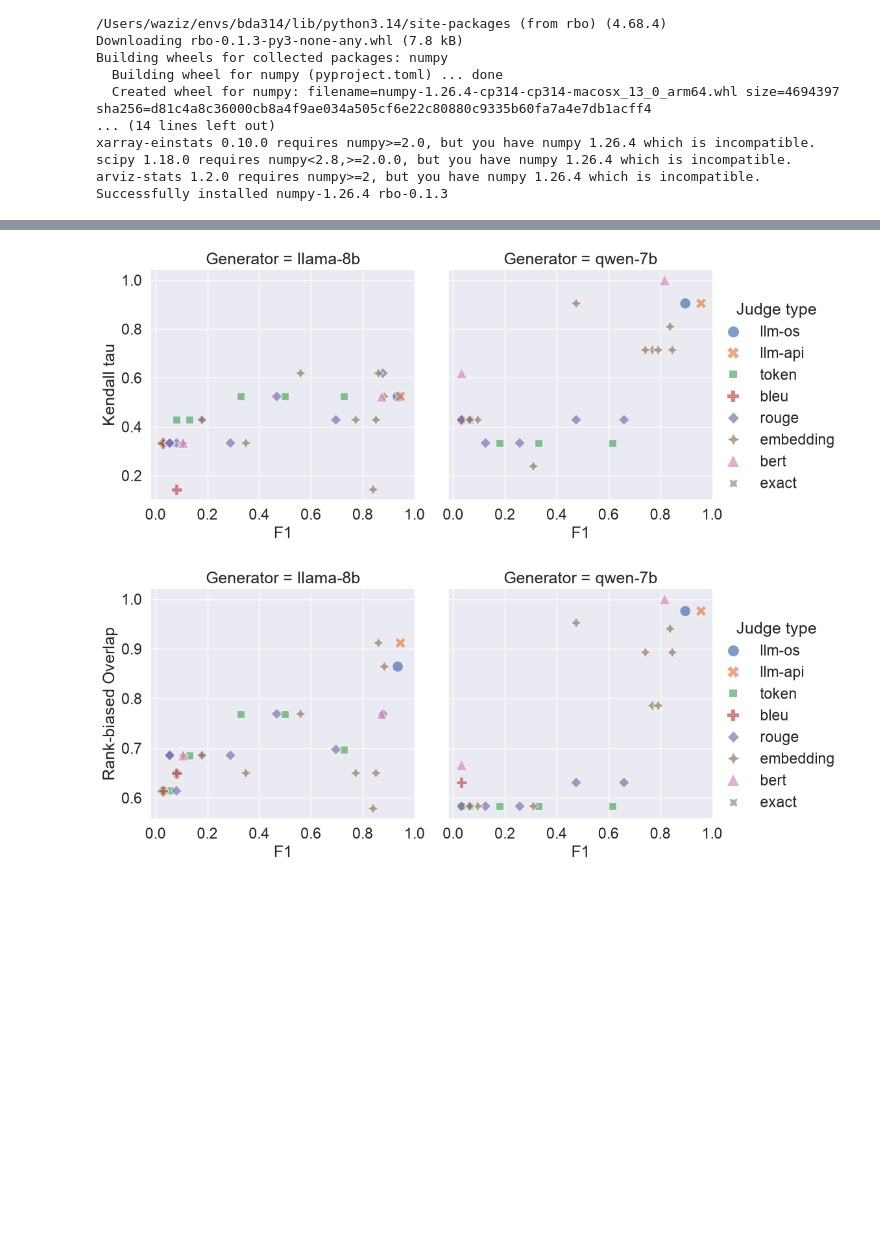
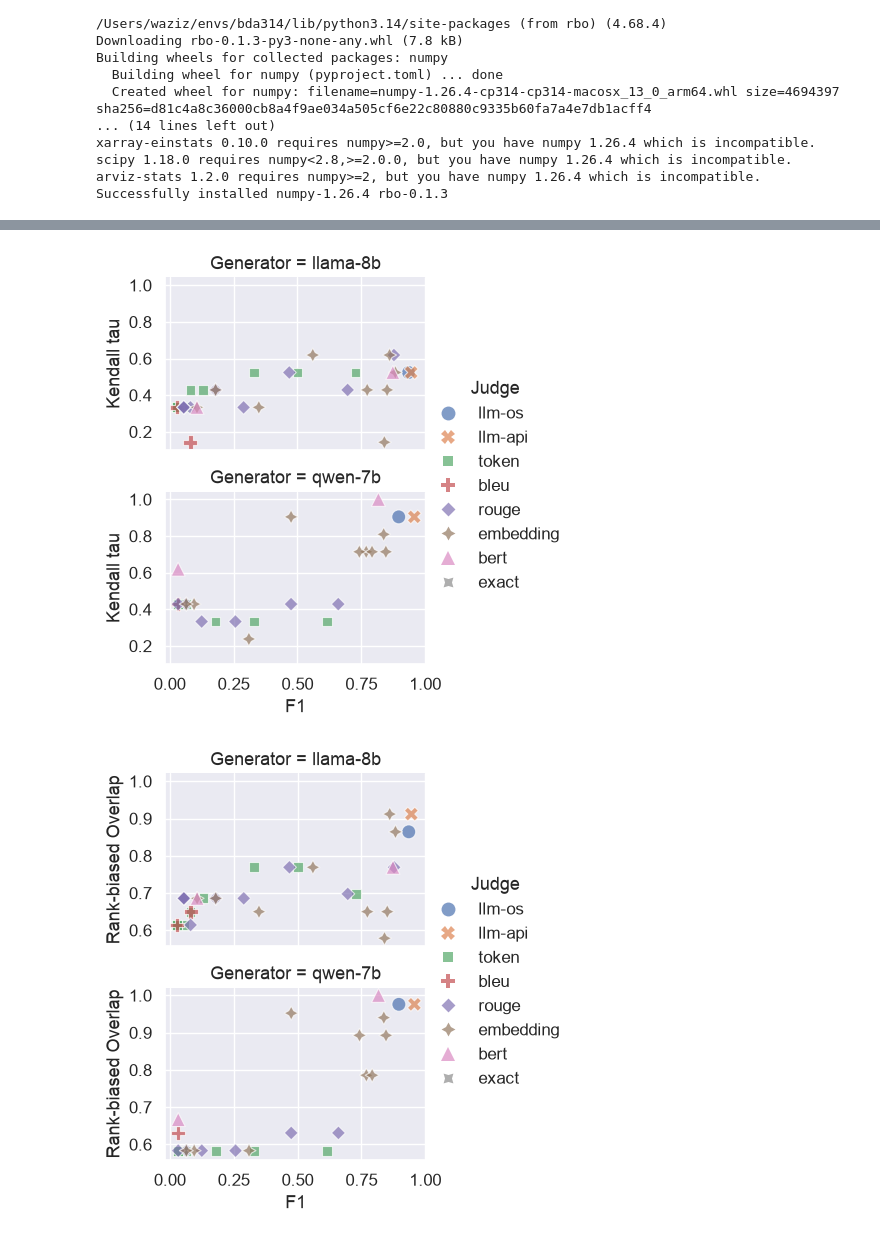
Before and after one commit to probabll/buqeval, a Jupyter notebook: NLG-vs-UQ-eval.ipynb, the cells around one changed output, grey strips where cells are left out. Drawn from its saved outputs; the diff is of its cells as text; code cells hidden in the pictures; blank space fills up the shorter version.

Commit message:
better F1 vs RBO plots

```diff
--- a/NLG-vs-UQ-eval.ipynb
+++ b/NLG-vs-UQ-eval.ipynb
@@ -101,36 +134,43 @@ def make_data_frame(folder_path="data/rank_correlations", sub_datasets=None, sub
 df = make_data_frame(
     sub_datasets={'trivia_qa'},
     sub_generators={'qwen-7b', 'llama-8b'},
-    sub_metrics={'Kendall', 'RBO'}
+    sub_metrics={'Kendall', 'RBO'},
+    # sub_judges={'llm_as_judge_correctness_os': 'llm_os', 'token_f1_0.1': 'tokf/0.1'}
 )
-# df
 # %%
 sns.set_theme(style="darkgrid")
 
 for metric in ['Kendall', 'RBO']:
 
-    with sns.plotting_context("notebook", font_scale=1.5):
+    with sns.plotting_context("notebook", font_scale=1.1):
 
         g= sns.relplot(
             df[df['Metric']==metric],
             x='F1',
             y='Rank correlation',
             style='Judge type',
             hue='Judge type',
             # hue='UQ',
             # style='annotation',
             # row='Metric',
-            col='Generator',
-            s=150,
+
+            s=100,
             alpha=0.7,
-            col_order=['llama-8b', 'qwen-7b'],
-
+            row_order=['llama-8b', 'qwen-7b'],
+            row='Generator',
+            height=2.5,
+            aspect=1.5,
+            # col_order=['llama-8b', 'qwen-7b'],
+            # col='Generator',
+            # height=3,
+            # # aspect=1.5,
         )
+        g._legend.set_title("Judge")
         if metric == 'Kendall':
             g.set_ylabels("Kendall tau")
         else:
             g.set_ylabels("Rank-biased Overlap")
-    g.savefig(f"otherstuff/F1-{metric}-triviaqa.pdf")
+    g.savefig(f"otherstuff/F1-{metric}-triviaqa-colwise.pdf")
 # %% [output]
-[figure, old version]
+[figure, new version]
-[figure, old version]
+[figure, new version]
```
Also changed, not shown: parts of 2 cells of this notebook, 7 other files.
